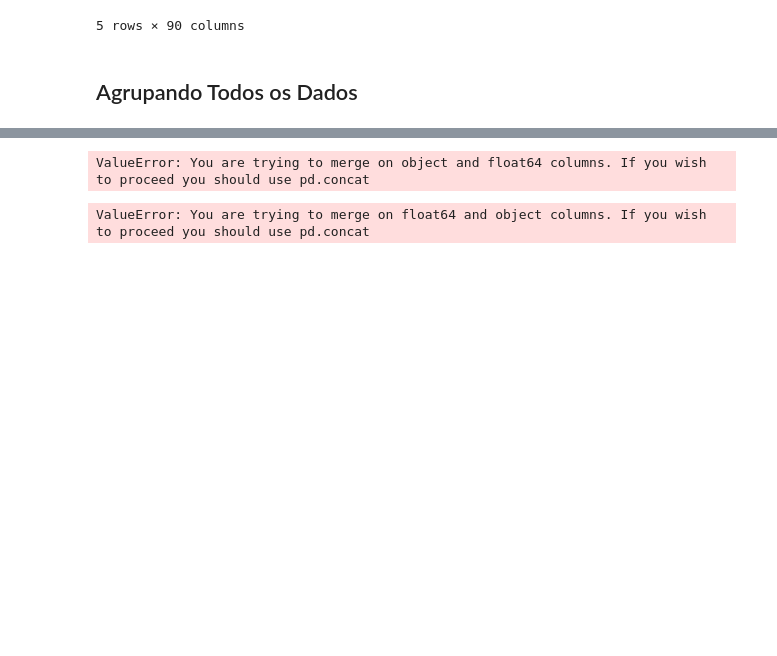
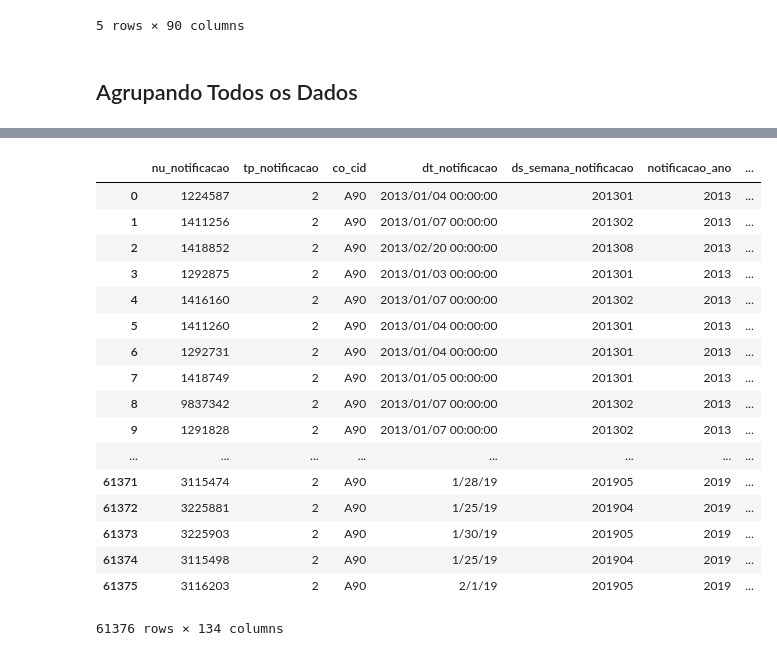
Before and after one commit to Jcss3/Analise-de-Dados---Dengue, a Jupyter notebook: Dados Dengue.ipynb, the cells around one changed output, grey strips where cells are left out. Saved outputs shown, nothing was run; the diff lists cells and outputs as text; code cells hidden in the pictures; blank space fills up the shorter version.

Commit message:
Agrupamento de Dados - concluido

```diff
--- a/Dados Dengue.ipynb
+++ b/Dados Dengue.ipynb
@@ -78,9 +78,29 @@ display(casos2018[:5])
 ## Agrupando Todos os Dados
 # %%
 def UniaoDataframes(dataFrame1,dataFrame2,dataFrame3,dataFrame4,dataFrame5,dataFrame6):
+
+    #convertendo os tipos para forçar a união
+    dataFrame1 = dataFrame1[dataFrame1.columns.tolist()].astype('category')
+    dataFrame2 = dataFrame2[dataFrame2.columns.tolist()].astype('category')
+    dataFrame3 = dataFrame3[dataFrame3.columns.tolist()].astype('category')
+    dataFrame4 = dataFrame4[dataFrame4.columns.tolist()].astype('category')
+    dataFrame5 = dataFrame5[dataFrame5.columns.tolist()].astype('category')
+    dataFrame6 = dataFrame6[dataFrame6.columns.tolist()].astype('category')
+
     dados1 = pd.merge(dataFrame1,dataFrame2,how='outer')
     dados2 = pd.merge(dataFrame3,dataFrame4,how='outer')
     dados3 = pd.merge(dataFrame5,dataFrame6,how='outer')
-    dados_parcial = pd.merge(dados1,dataFrame2,how='outer')
+
+    # Como gerou novos dataframes temos que refazer a conversão
+    dados1 = dados1[dados1.columns.tolist()].astype('category')
+    dados2 = dados2[dados2.columns.tolist()].astype('category')
+    dados3 = dados3[dados3.columns.tolist()].astype('category')
+
+
+    dados_parcial = pd.merge(dados1,dados2,how='outer')
+
+    # Como gerou novos dataframes temos que refazer a conversão
+    dados_parcial = dados_parcial[dados_parcial.columns.tolist()].astype('category')
+
     dados = pd.merge(dados_parcial,dados3,how='outer')
     return dados
@@ -87,8 +217,22 @@ def UniaoDataframes(dataFrame1,dataFrame2,dataFrame3,dataFrame4,dataFrame5,dataF
 # %%
-teste = UniaoDataframes(casos2013,casos2014,casos2015,casos2016,casos2017,casos2018)
+Dados = UniaoDataframes(casos2013,casos2014,casos2015,casos2016,casos2017,casos2018)
+Dados
 # %% [output]
+|  | nu_notificacao | tp_notificacao | co_cid | dt_notificacao | ds_semana_notificacao | notificacao_ano | ... |
+| 0 | 1224587 | 2 | A90 | 2013/01/04 00:00:00 | 201301 | 2013 | ... |
+| 1 | 1411256 | 2 | A90 | 2013/01/07 00:00:00 | 201302 | 2013 | ... |
+| 2 | 1418852 | 2 | A90 | 2013/02/20 00:00:00 | 201308 | 2013 | ... |
+| 3 | 1292875 | 2 | A90 | 2013/01/03 00:00:00 | 201301 | 2013 | ... |
+| 4 | 1416160 | 2 | A90 | 2013/01/07 00:00:00 | 201302 | 2013 | ... |
+| 5 | 1411260 | 2 | A90 | 2013/01/04 00:00:00 | 201301 | 2013 | ... |
+| 6 | 1292731 | 2 | A90 | 2013/01/04 00:00:00 | 201301 | 2013 | ... |
+| 7 | 1418749 | 2 | A90 | 2013/01/05 00:00:00 | 201301 | 2013 | ... |
+| 8 | 9837342 | 2 | A90 | 2013/01/07 00:00:00 | 201302 | 2013 | ... |
+| 9 | 1291828 | 2 | A90 | 2013/01/07 00:00:00 | 201302 | 2013 | ... |
+| ... | ... | ... | ... | ... | ... | ... | ... |
+| 61371 | 3115474 | 2 | A90 | 1/28/19 | 201905 | 2019 | ... |
+| 61372 | 3225881 | 2 | A90 | 1/25/19 | 201904 | 2019 | ... |
+| 61373 | 3225903 | 2 | A90 | 1/30/19 | 201905 | 2019 | ... |
+| 61374 | 3115498 | 2 | A90 | 1/25/19 | 201904 | 2019 | ... |
+| 61375 | 3116203 | 2 | A90 | 2/1/19 | 201905 | 2019 | ... |
-ValueError: You are trying to merge on object and float64 columns. If you wish to proceed you should use pd.concat
+61376 rows × 134 columns
-# %%
-teste.merge(casos2015,how='outer')
-# %% [output]
-ValueError: You are trying to merge on float64 and object columns. If you wish to proceed you should use pd.concat
```
Also changed, not shown: parts of 2 cells of this notebook, 1 other file.
